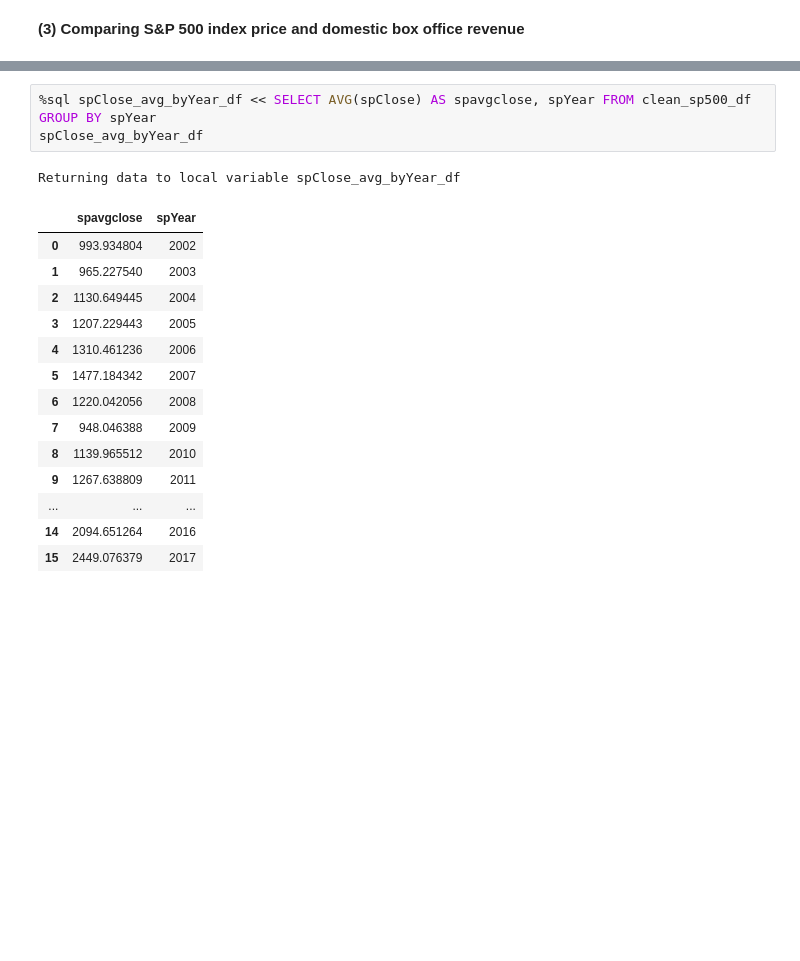
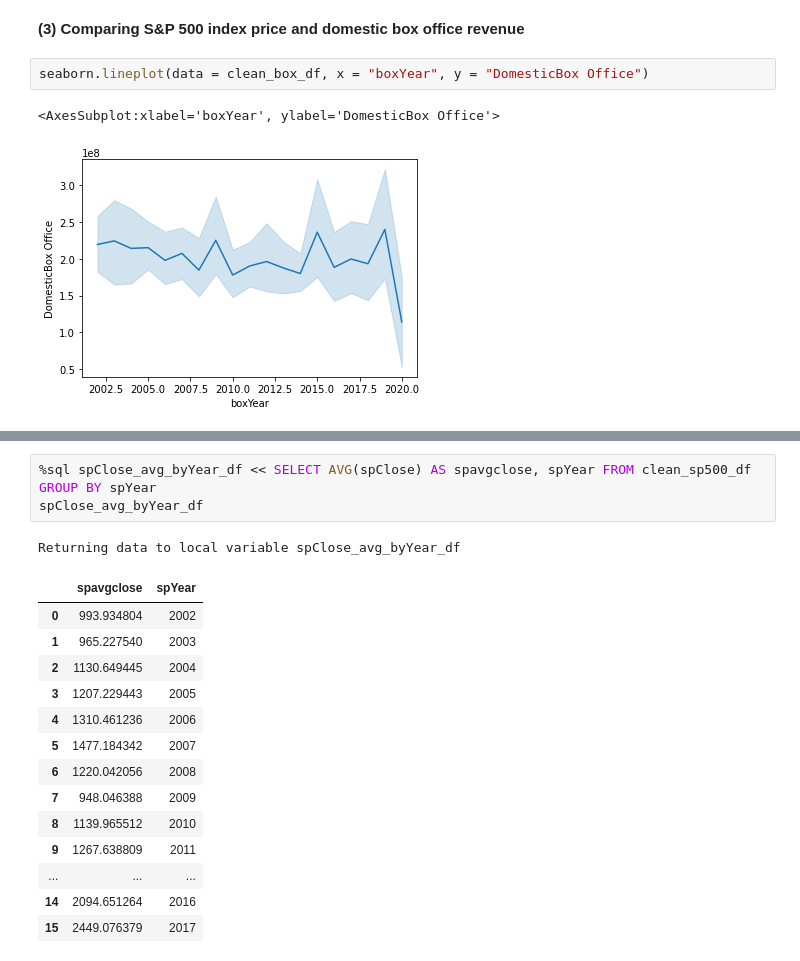
Before and after one commit to jjk-296/2950-project1, a Jupyter notebook: phase2.ipynb, the cells around one changed output, grey strips where cells are left out. Saved outputs shown, nothing was run; the diff lists cells and outputs as text; blank space fills up the shorter version.

```diff
--- a/phase2.ipynb
+++ b/phase2.ipynb
@@ -392,2 +445,7 @@ Text(0.5, 1.0, 'Netflix Stock Prices v. S&P500 Stock Prices')
 # %% [markdown]
 **(3) Comparing S&P 500 index price and domestic box office revenue**
+# %%
+seaborn.lineplot(data = clean_box_df, x = "boxYear", y = "DomesticBox Office")
+# %% [output]
+<AxesSubplot:xlabel='boxYear', ylabel='DomesticBox Office'>
+[figure, added]
```
Also changed, not shown: parts of 17 cells of this notebook, 1 other file.
